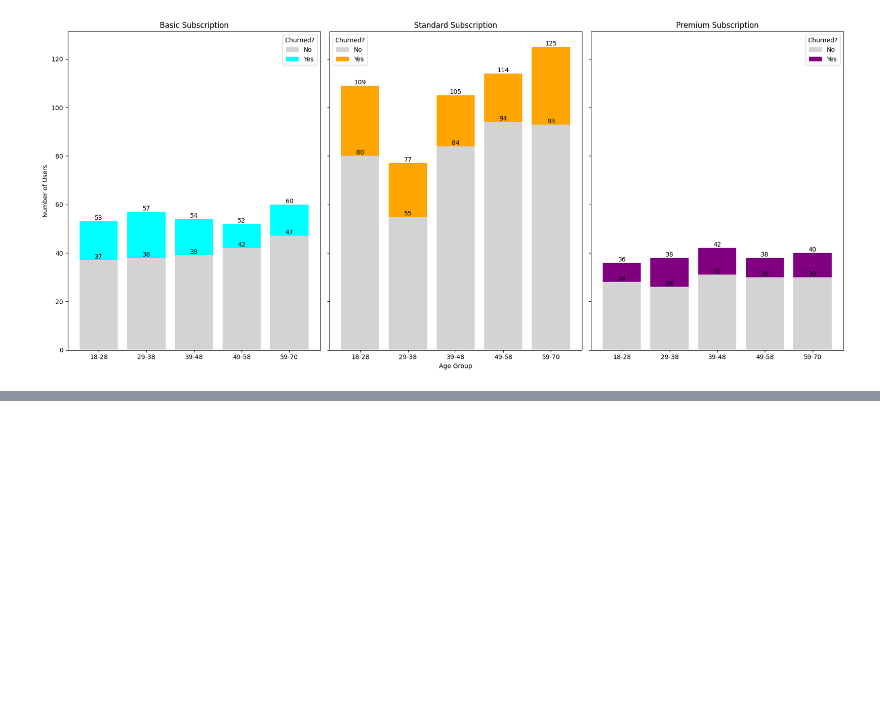
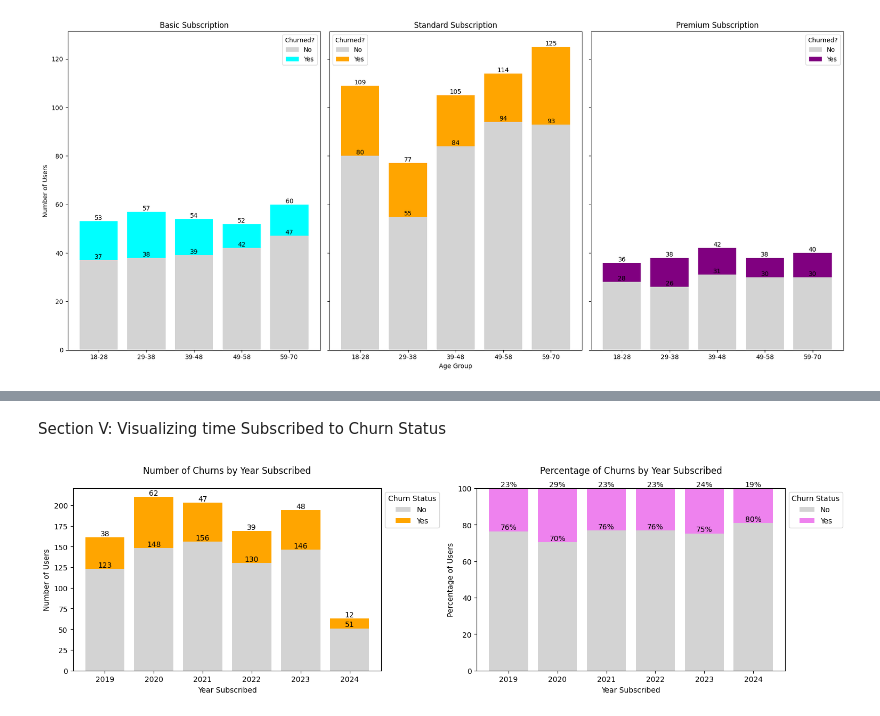
Before and after one commit to NumanESchulich/SchulichDataScience, a Jupyter notebook: Data Science I (MBAN 6110T)/Assignments/Assignment_I.ipynb, the cells around one changed output, grey strips where cells are left out. Saved outputs shown, nothing was run; the diff lists cells and outputs as text; code cells hidden in the pictures; blank space fills up the shorter version.

```diff
--- a/Data Science I (MBAN 6110T)/Assignments/Assignment_I.ipynb
+++ b/Data Science I (MBAN 6110T)/Assignments/Assignment_I.ipynb
@@ -299,0 +303,52 @@ plot_churn_percentages('Favorite_Genre', 'Favorite Genre', limit_labels=True)
+# %% [markdown]
+Section V: Visualizing time Subscribed to Churn Status
+# %%
+# Extract year from 'Subscription_Start_Date' and create 'Year_Subscribed' column
+df['Year_Subscribed'] = pd.to_datetime(df['Subscription_Start_Date']).dt.year
+
+# Function to calculate the number and percentage of churns by year subscribed
+def calculate_churns_by_year(data):
+    churn_counts = data.groupby(['Year_Subscribed', 'Churn_Flag']).size().unstack(fill_value=0)
+    churn_percentages = churn_counts.div(churn_counts.sum(axis=1), axis=0) * 100
+    return churn_counts, churn_percentages
+
+# Calculate churns by year subscribed
+churn_counts, churn_percentages = calculate_churns_by_year(df)
+
+# Plot the number of churns by year subscribed
+fig, axes = plt.subplots(1, 2, figsize=(18, 8))
+
+churn_counts.plot(kind='bar', stacked=True, ax=axes[0], width=0.8, color=['lightgray', 'orange'])
+axes[0].set_title('Number of Churns by Year Subscribed', pad = 20)
+axes[0].set_xlabel('Year Subscribed')
+axes[0].set_ylabel('Number of Users')
+axes[0].tick_params(axis='x', rotation=0)
+
+# Adding data labels for churn counts
+for container in axes[0].containers:
+    labels = [f'{int(v.get_height())}' for v in container]
+    axes[0].bar_label(container, labels=labels, label_type='edge')
+
+# Plot the percentage of churns by year subscribed
+churn_percentages.plot(kind='bar', stacked=True, ax=axes[1], width=0.8, color=['lightgray', 'violet'])
+axes[1].set_title('Percentage of Churns by Year Subscribed', pad = 20)
+axes[1].set_xlabel('Year Subscribed')
+axes[1].set_ylabel('Percentage of Users')
+axes[1].set_ylim(0, 100)  # Set y-axis limit to 100%
+axes[1].tick_params(axis='x', rotation=0)
+
+# Adding data labels for churn percentages
+for container in axes[1].containers:
+    labels = [f'{int(v.get_height())}%' for v in container]
+    axes[1].bar_label(container, labels=labels, label_type='edge')
+
+# Place the legend outside the plots
+for ax in axes:
+    ax.legend(title='Churn Status', loc='upper left', bbox_to_anchor=(1, 1))
+
+# Adjust layout of the plots
+plt.tight_layout(rect=[0, 0, 0.85, 1])
+plt.subplots_adjust(top=0.5)
+plt.show()
+# %% [output]
+[figure, added]
```
Also changed, not shown: parts of 10 cells of this notebook.
